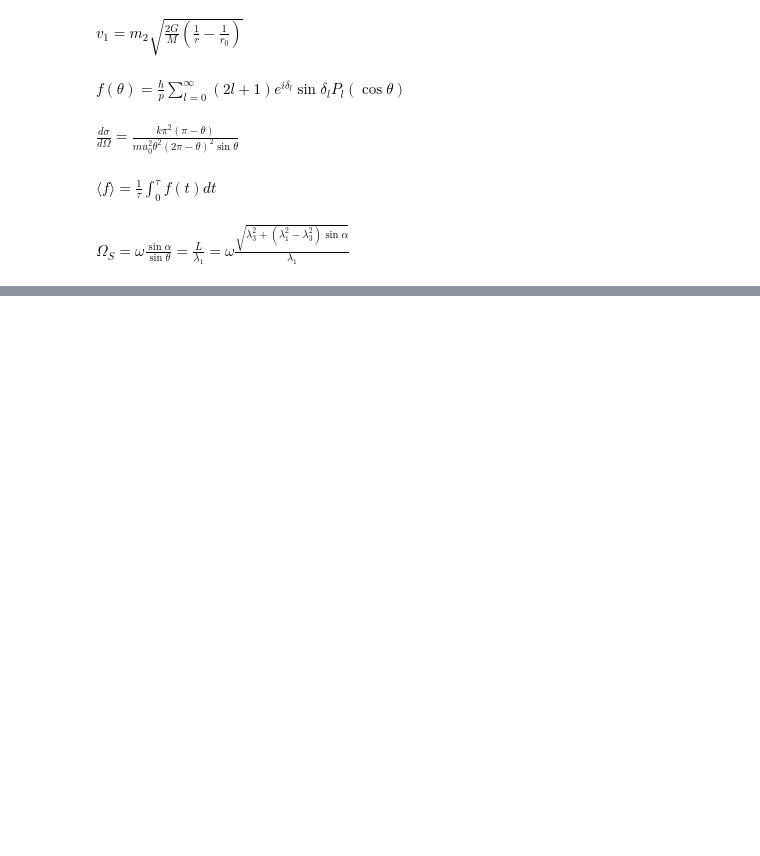
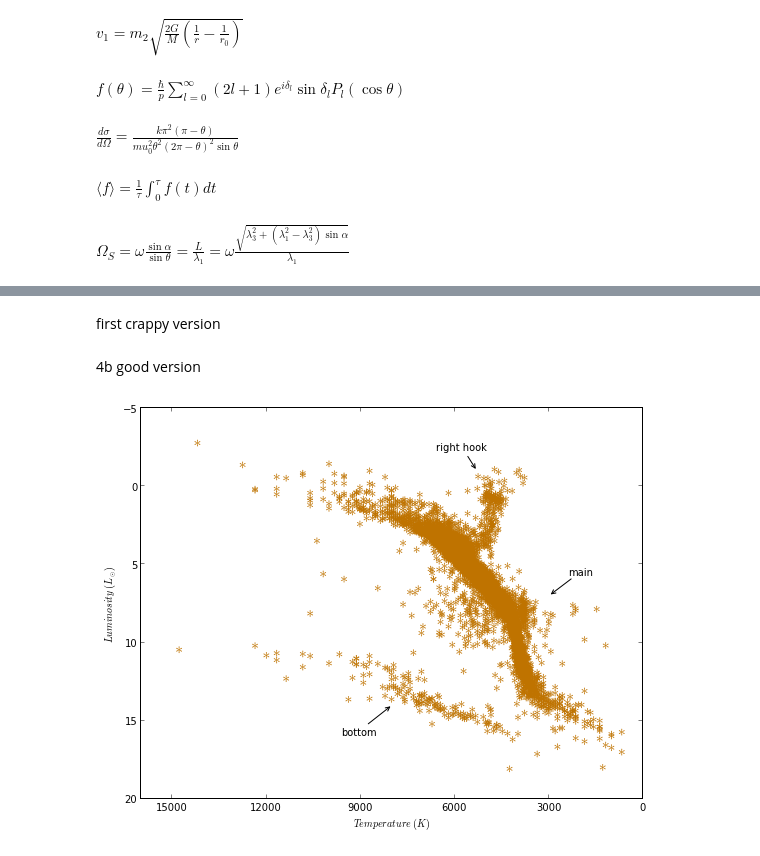
Before and after one commit to jvanatta/particle-tracks, a Jupyter notebook: week3/GraphicsEx2.ipynb, the cells around one changed output, grey strips where cells are left out. Drawn from its saved outputs; the diff is of its cells as text; code cells hidden in the pictures; blank space fills up the shorter version.

```diff
--- a/week3/GraphicsEx2.ipynb
+++ b/week3/GraphicsEx2.ipynb
@@ -29,0 +101,2 @@ plot(x,u)
+# %% [markdown]
+first crappy version
@@ -29,0 +116,41 @@ plot(x,u)
+# %% [markdown]
+4b good version
+# %%
+data = loadtxt("stars.txt",float)
+x = data[:,0]
+y = data[:,1]
+
+#plot(x, y, 'o', color='red')
+
+fig = figure(4)
+sp = subplot(111)
+
+
+plt.scatter(x, y, color=(.75,.45,0,1), s=45, edgecolor='none', marker = "$*$")
+
+
+xlim(plt.xlim()[1], 0)
+
+ylim(plt.ylim()[::-1])
+
+sp.annotate('bottom', xy=(8000,14),  xycoords='data',
+            xytext=(-50, -30), textcoords='offset points',
+            arrowprops=dict(arrowstyle="->")
+            )
+sp.annotate('right hook', xy=(5300,-1),  xycoords='data',
+            xytext=(-40, 20), textcoords='offset points',
+            arrowprops=dict(arrowstyle="->")
+            )
+sp.annotate('main', xy=(3000,7),  xycoords='data',
+            xytext=(20, 20), textcoords='offset points',
+            arrowprops=dict(arrowstyle="->")
+            )
+plt.xlabel("$Temperature\ (K)$")
+plt.ylabel("$Luminosity\ (L_\odot)$")
+
+plt.xticks(np.arange(plt.xlim()[0]-1000, -1, -3000))
+
+
+plt.show()
+# %% [output]
+[figure, added]
```
Also changed, not shown: parts of 4 cells of this notebook, 3 other files.
